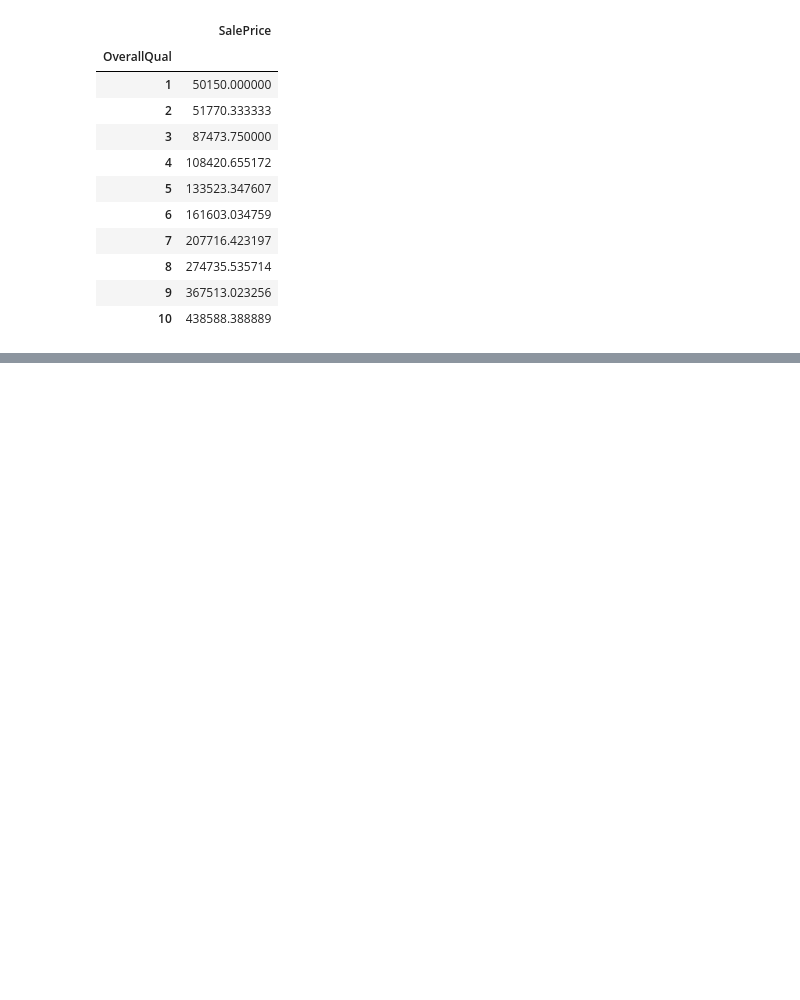
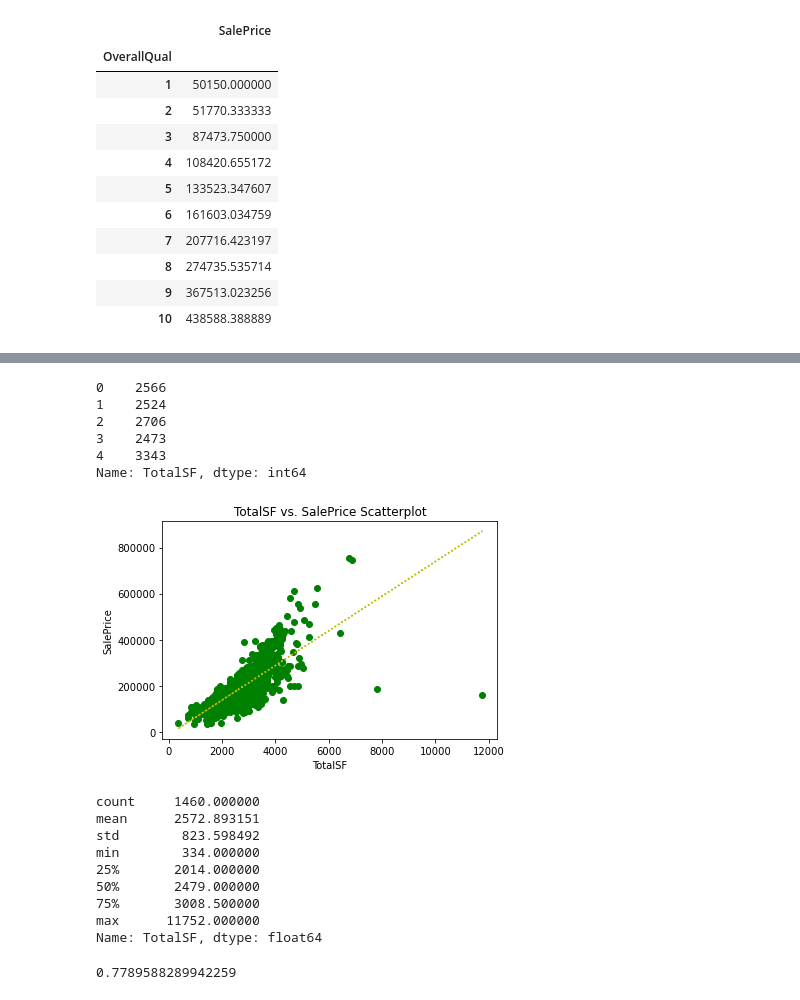
Before and after one commit to jflaher4/FA21_Exponent_Project, a Jupyter notebook: Data_Exploration/introduction.ipynb, the cells around one changed output, grey strips where cells are left out. Drawn from its saved outputs; the diff is of its cells as text; code cells hidden in the pictures; blank space fills up the shorter version.

Commit message:
TotalSF exploration

```diff
--- a/Data_Exploration/introduction.ipynb
+++ b/Data_Exploration/introduction.ipynb
@@ -105,0 +117,36 @@ df[[x,y]].groupby(x).mean()
+# %%
+df['TotalSF'] = df['GrLivArea'] + df['TotalBsmtSF']
+df['TotalSF'].head(5)
+# %% [output]
+0    2566
+1    2524
+2    2706
+3    2473
+4    3343
+Name: TotalSF, dtype: int64
+# %%
+x = 'TotalSF'
+y = 'SalePrice'
+coef = np.polyfit(df[x],df[y],1)
+poly1d_fn = np.poly1d(coef)
+plt.plot(df[x],df[y],'go',df[x],poly1d_fn(df[x]),':y')
+plt.title(f'{x} vs. {y} Scatterplot')
+plt.xlabel(x)
+plt.ylabel(y)
+plt.show()
+df[x].describe()
+# %% [output]
+[figure, added]
+count     1460.000000
+mean      2572.893151
+std        823.598492
+min        334.000000
+25%       2014.000000
+50%       2479.000000
+75%       3008.500000
+max      11752.000000
+Name: TotalSF, dtype: float64
+# %%
+linregress(df[x],df[y]).rvalue
+# %% [output]
+0.7789588289942259
```
Also changed, not shown: parts of 3 cells of this notebook.
